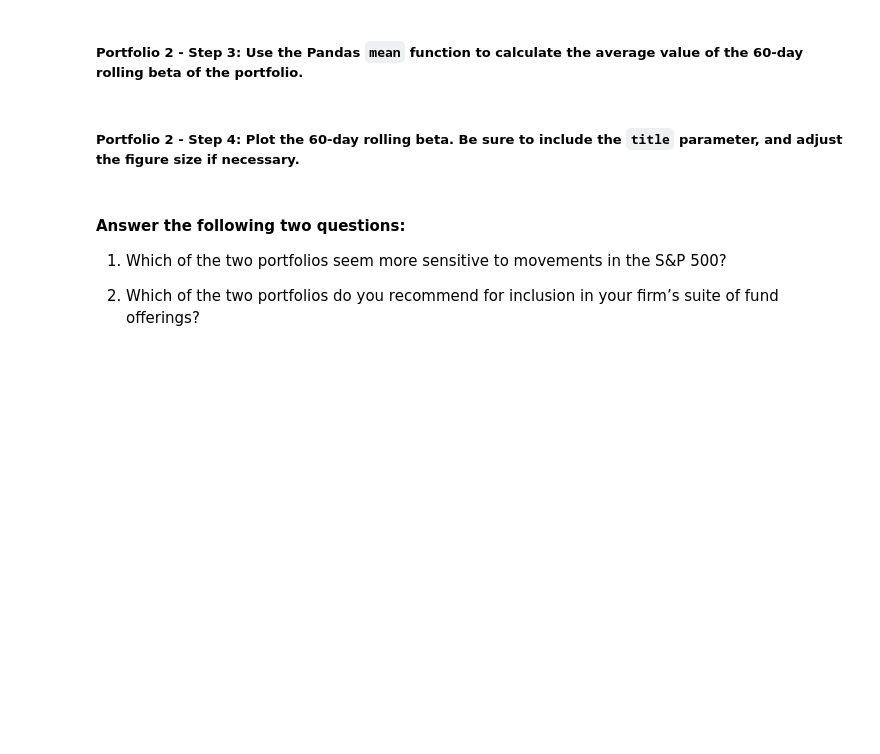
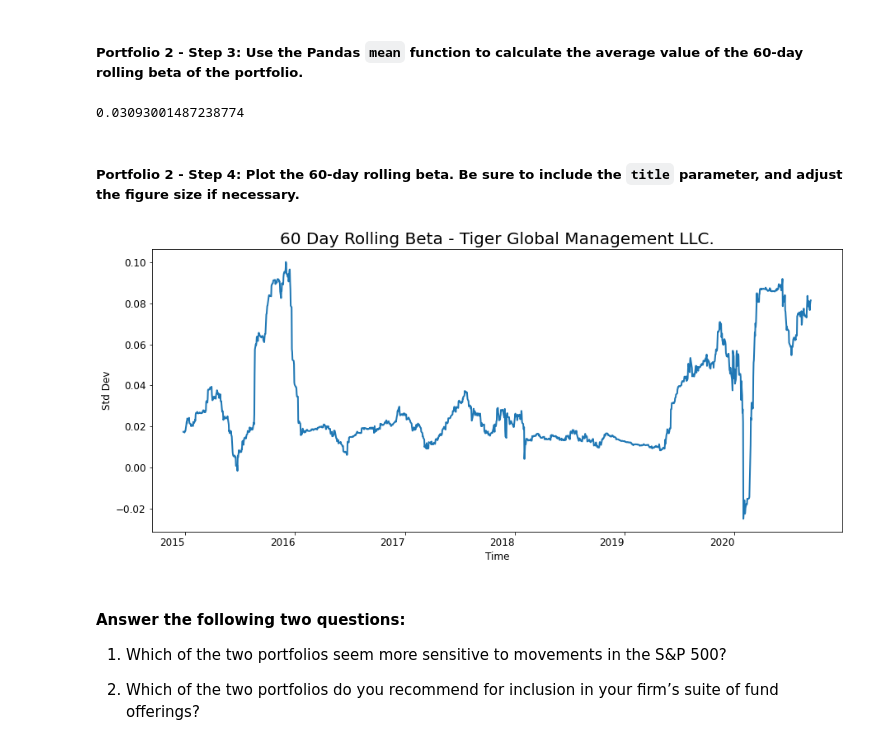
Before and after one commit to ipopester/Portfolio-Analysis, a Jupyter notebook: risk_return_analysis.ipynb, the cells around one changed output. Drawn from its saved outputs; the diff is of its cells as text; code cells hidden in the pictures; blank space fills up the shorter version.

```diff
--- a/risk_return_analysis.ipynb
+++ b/risk_return_analysis.ipynb
@@ -594,4 +673,5 @@ Your analysis is nearing completion. Now, you need to evaluate how the portfolio
 # %%
 # Calculate the covariance using a 60-day rolling window
 # Review the last five rows of the covariance data
-# YOUR CODE HERE
+tgr_rolling_60_covariance = daily_returns_all['TIGER GLOBAL MANAGEMENT LLC'].rolling(window=60).cov(daily_returns_all['S&P 500'])
+display(tgr_rolling_60_covariance.tail())
@@ -600,4 +688,5 @@ Your analysis is nearing completion. Now, you need to evaluate how the portfolio
 # %%
 # Calculate the beta based on the 60-day rolling covariance compared to the market (S&P 500)
 # Review the last five rows of the beta information
-# YOUR CODE HERE
+tgr_rolling_60_beta = tgr_rolling_60_covariance / sp500_rolling_60_variance
+display(tgr_rolling_60_beta.tail())
@@ -605,6 +702,9 @@ Your analysis is nearing completion. Now, you need to evaluate how the portfolio
 ##### Portfolio 2 - Step 3: Use the Pandas `mean` function to calculate the average value of the 60-day rolling beta of the portfolio.
 # %%
 # Calculate the average of the 60-day rolling beta
-# YOUR CODE HERE
+tgr_rolling_60_beta_mean = tgr_rolling_60_beta.mean()
+display(tgr_rolling_60_beta_mean)
+# %% [output]
+0.03093001487238774
 # %% [markdown]
 ##### Portfolio 2 - Step 4: Plot the 60-day rolling beta. Be sure to include the `title` parameter, and adjust the figure size if necessary.
@@ -615,3 +711,23 @@ Your analysis is nearing completion. Now, you need to evaluate how the portfolio
+# %%
+# Plot the rolling beta
+# Include a title parameter and adjust the figure size
+tgr_rolling_60_beta.plot(
+    kind='line',
+    figsize=(15,7),
+    legend=False,
+    xlabel=None,
+    rot=0
+)
+plt.title("60 Day Rolling Beta - Tiger Global Management LLC.", fontsize=20)
+plt.xlabel("Time", fontsize=12)
+plt.ylabel("Std Dev", fontsize=12)
+plt.xticks(fontsize=12)
+plt.yticks(fontsize=12)
+
+
+plt.show()
+# %% [output]
+[figure, added]
 # %% [markdown]
 #### Answer the following two questions:
 
```
Also changed, not shown: parts of 27 cells of this notebook.
